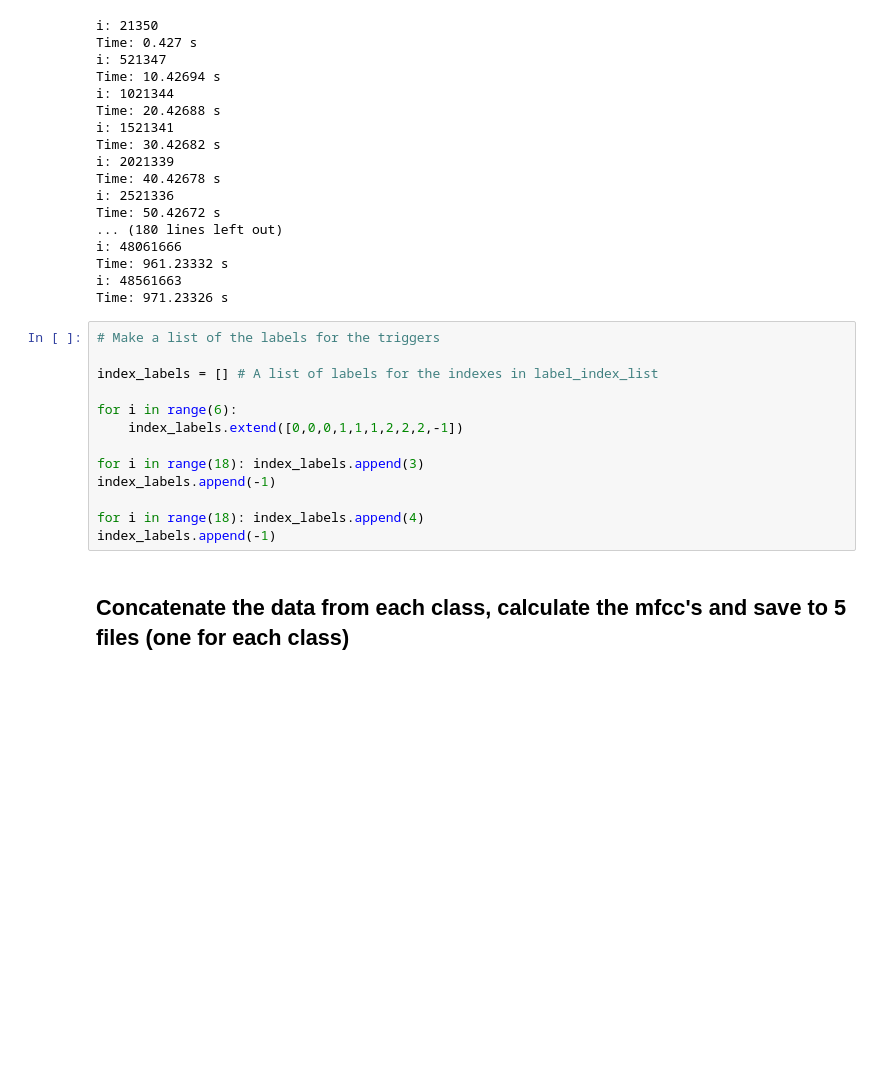
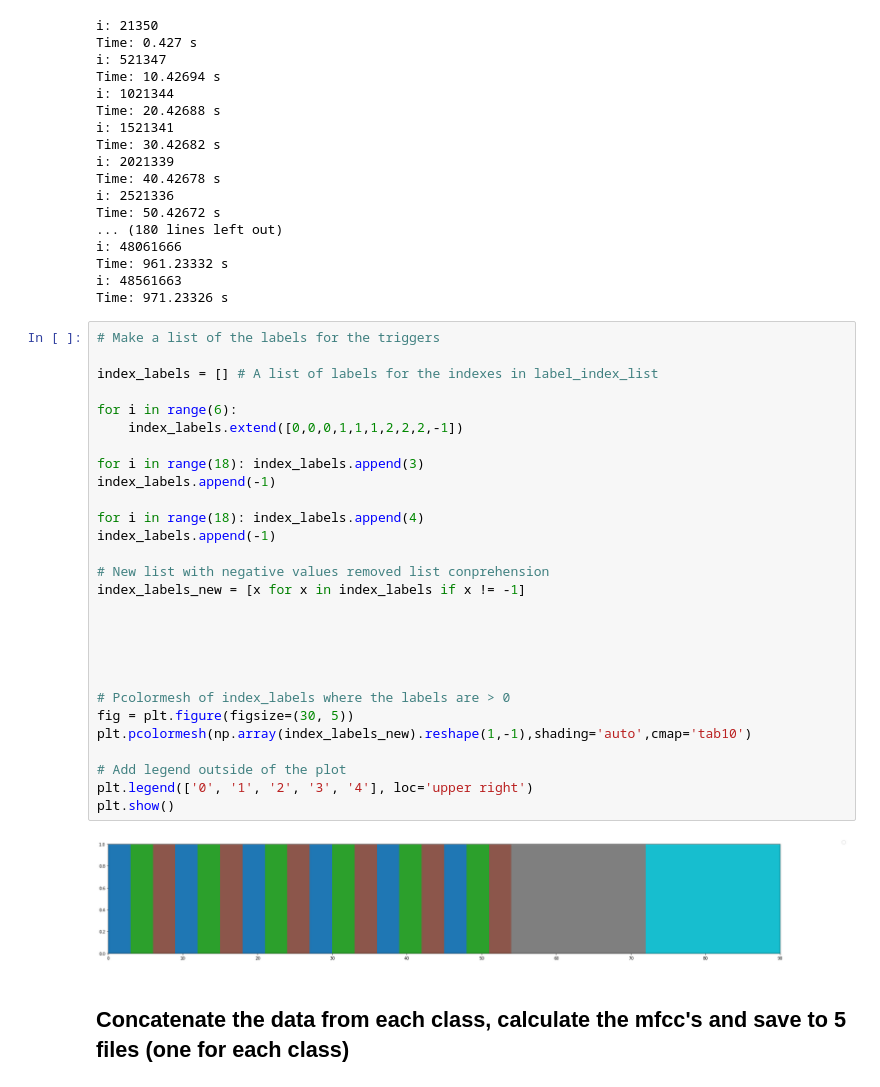
Before and after one commit to Aksel3007/BCM_activity_classification, a Jupyter notebook: preprocessing_bcm.ipynb, the cells around one changed output. Cells and saved outputs as stored; diff of their text form; blank space fills up the shorter version.

```diff
--- a/preprocessing_bcm.ipynb
+++ b/preprocessing_bcm.ipynb
@@ -213,16 +213,33 @@ Time: 971.23326 s
 # %%
 # Make a list of the labels for the triggers
 
 index_labels = [] # A list of labels for the indexes in label_index_list
 
 for i in range(6):
     index_labels.extend([0,0,0,1,1,1,2,2,2,-1])
 
 for i in range(18): index_labels.append(3)
 index_labels.append(-1)
 
 for i in range(18): index_labels.append(4)
 index_labels.append(-1)
+
+# New list with negative values removed list conprehension
+index_labels_new = [x for x in index_labels if x != -1]
+
+
+
+
+
+# Pcolormesh of index_labels where the labels are > 0
+fig = plt.figure(figsize=(30, 5))
+plt.pcolormesh(np.array(index_labels_new).reshape(1,-1),shading='auto',cmap='tab10')
+
+# Add legend outside of the plot
+plt.legend(['0', '1', '2', '3', '4'], loc='upper right')
+plt.show()
+# %% [output]
+[figure, added]
 # %% [markdown]
 ## Concatenate the data from each class, calculate the mfcc's and save to 5 files (one for each class)
 # %%
```
Also changed, not shown: parts of 3 cells of this notebook, 16 other files.
